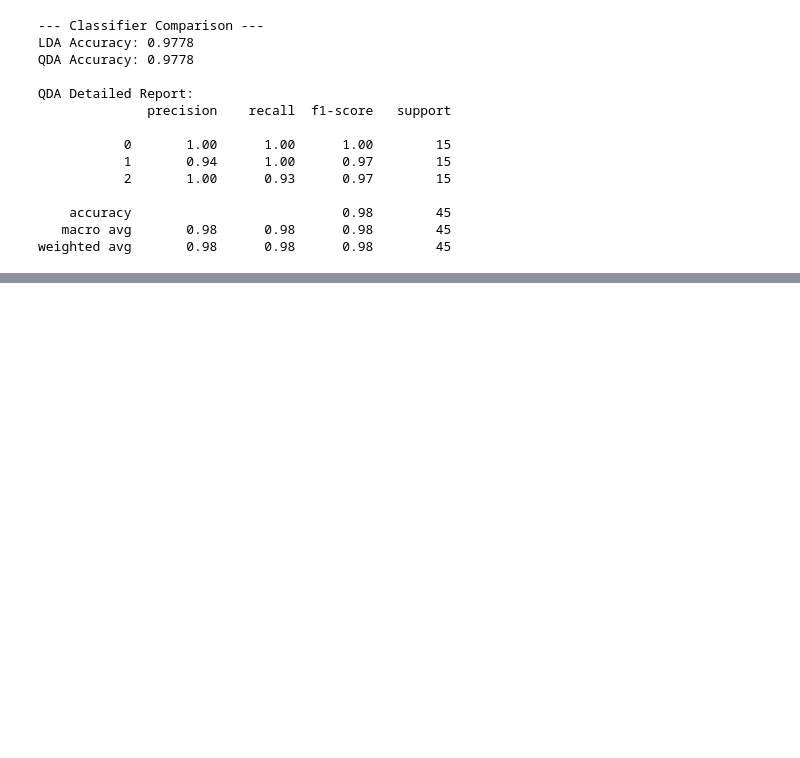
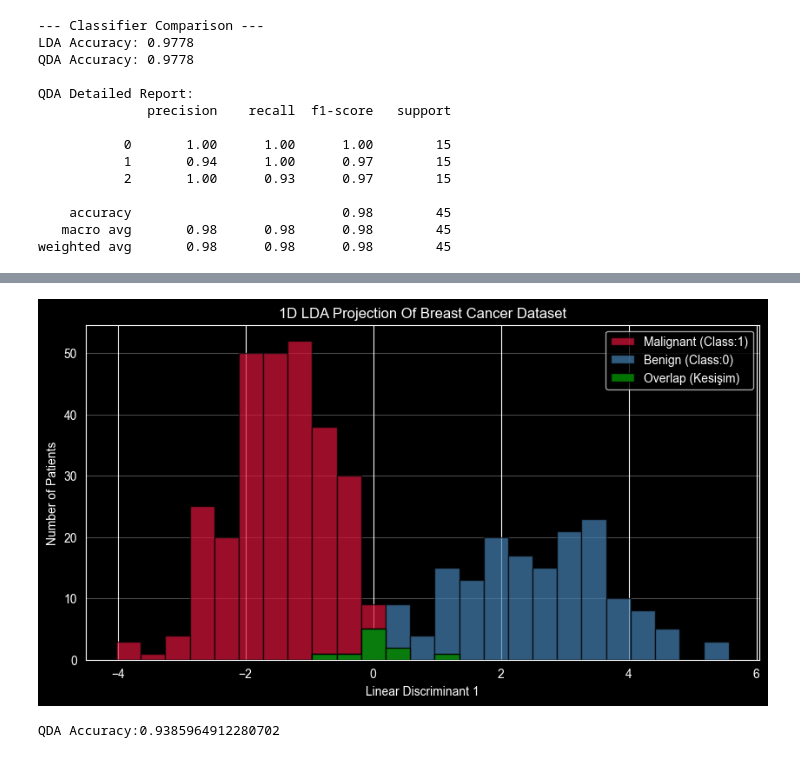
Before and after one commit to vinnipukh/learningpy, a Jupyter notebook: midterm2prep/pca.ipynb, the cells around one changed output, grey strips where cells are left out. Drawn from its saved outputs; the diff is of its cells as text; code cells hidden in the pictures; blank space fills up the shorter version.

```diff
--- a/midterm2prep/pca.ipynb
+++ b/midterm2prep/pca.ipynb
@@ -183,0 +275,47 @@ weighted avg       0.98      0.98      0.98        45
+# %%
+import numpy as np
+import matplotlib.pyplot as plt
+
+# 1. Bin aralıklarını sabitlemek için tüm veri üzerinden hesapla (binlerin hizalı olması şart)
+bins = 25
+_, bin_edges = np.histogram(X_train_lda_bc, bins=bins)
+
+# 2. Her sınıf için frekans (count) değerlerini aynı bin aralıklarıyla hesapla
+hist0, _ = np.histogram(X_train_lda_bc[y_train_bc == 0], bins=bin_edges)
+hist1, _ = np.histogram(X_train_lda_bc[y_train_bc == 1], bins=bin_edges)
+
+# 3. Kesişen (overlap) kısmı bul: Her bin için iki değerden küçük olanı alıyoruz
+intersection = np.minimum(hist0, hist1)
+
+# --- Çizim Kısmı ---
+plt.figure(figsize=(10,5))
+
+# Orijinal histogramlar (yine senin renklerinle)
+plt.hist(X_train_lda_bc[y_train_bc == 0], bins=bin_edges, alpha=0.7, color='crimson',
+         label='Malignant (Class:1)', edgecolor='black')
+plt.hist(X_train_lda_bc[y_train_bc == 1], bins=bin_edges, alpha=0.7, color='steelblue',
+         label='Benign (Class:0)', edgecolor='black')
+
+# Kesişen bölgeyi yeşil ile boya
+# plt.bar kullanarak tam binlerin üzerine bindiriyoruz
+bin_centers = (bin_edges[:-1] + bin_edges[1:]) / 2
+plt.bar(bin_centers, intersection, width=np.diff(bin_edges), color='green',
+        alpha=0.9, label='Overlap (Kesişim)', edgecolor='black')
+
+# Diğer detaylar
+plt.title("1D LDA Projection Of Breast Cancer Dataset")
+plt.xlabel("Linear Discriminant 1")
+plt.ylabel("Number of Patients")
+plt.legend()
+plt.grid(axis='y', alpha=0.3)
+plt.show()
+# %% [output]
+[figure, added]
+# %%
+qda_bc = QuadraticDiscriminantAnalysis(reg_param=0.1)
+qda_bc.fit(X_train_bc_scaled,y_train_bc)
+y_pred_qda_bc=qda_bc.predict(X_test_bc_scaled)
+acc_qda_bc=accuracy_score(y_test_bc,y_pred_qda_bc)
+print(f"QDA Accuracy:{accuracy_score(y_test_bc,y_pred_qda_bc)}")
+# %% [output]
+QDA Accuracy:0.9385964912280702
```
Also changed, not shown: parts of 19 cells of this notebook.
